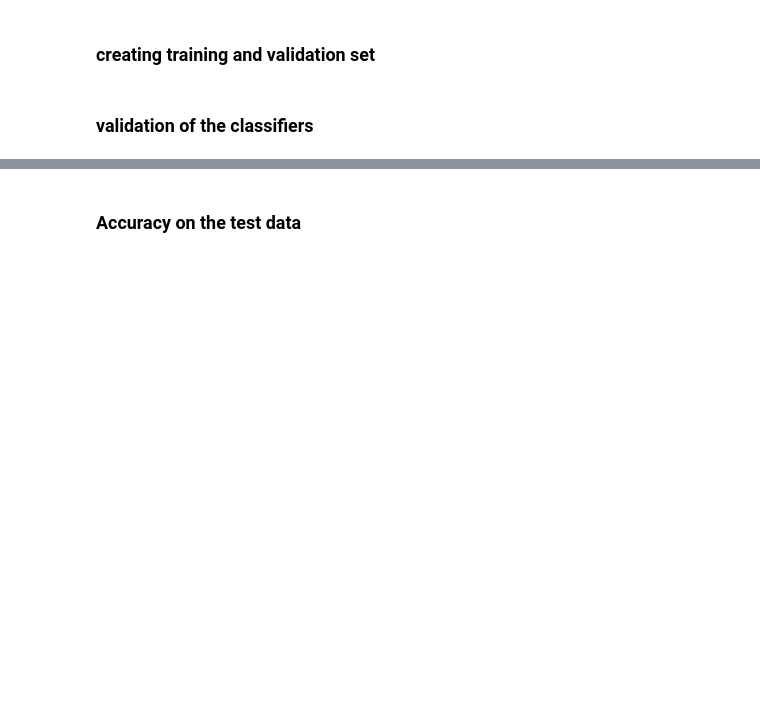
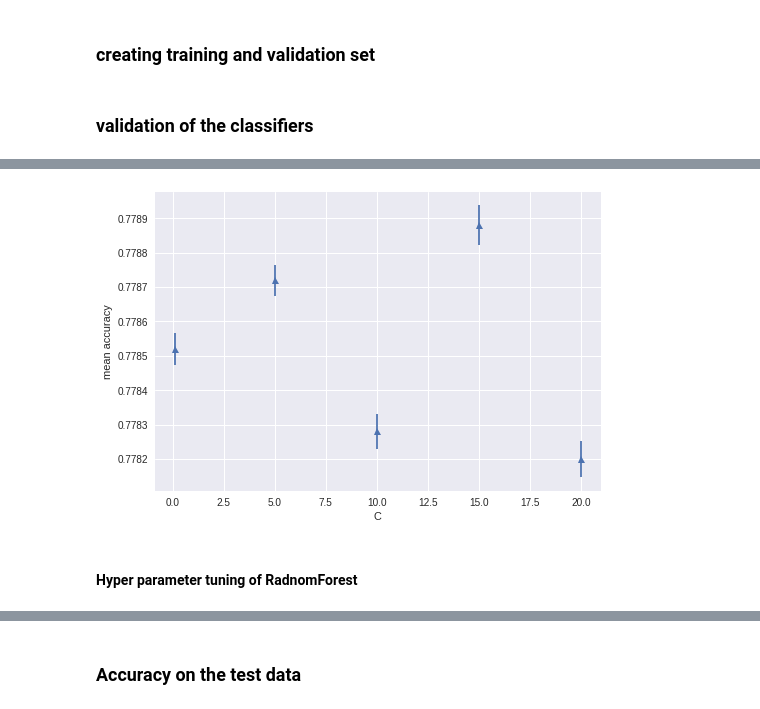
Before and after one commit to mohamedmahmoud97/imdb-sentiment-analysis, a Jupyter notebook: Comparison and Exploration.ipynb, the cells around one changed output, grey strips where cells are left out. Saved outputs shown, nothing was run; the diff lists cells and outputs as text; code cells hidden in the pictures; blank space fills up the shorter version.

```diff
--- a/Comparison and Exploration.ipynb
+++ b/Comparison and Exploration.ipynb
@@ -131,3 +194,32 @@ def tf_wv_samples(model_prefix,root_dir,wv=None):
+# %%
+def cross_validate(X, y, classifier, parameters={},folds=None):
+
+    n_samples = y.shape[0]
+    perm_idx = np.random.permutation(n_samples)
+    X_perm = X[perm_idx]
+    y_perm = y[perm_idx]
+
+    best_clf = None
+    best_acc = 0
+    clf_vars = []
+    clf_mean_accs = []
+    parameters_list = [{item[0]:item[1] for item in sublist} for
+                      sublist in itertools.product(*[[(key,val) for val in parameters[key]]
+                                                     for key in parameters.keys()])]
+
+
+    for parameter_comb in parameters_list:
+        clf = classifier(**parameter_comb)
+        accs = cross_val_score(clf, X_perm, y_perm, n_jobs=-1,cv=folds)
+        mean_acc, var_acc = np.mean(accs), np.var(accs)
+        clf_mean_accs.append(mean_acc)
+        clf_vars.append(var_acc)
+        if mean_acc > best_acc:
+            best_acc = mean_acc
+            best_clf = clf
+        print(f'trained {clf}')
+
+    return best_clf, clf_mean_accs, clf_vars
 # %% [markdown]
 ## cleaning the data without POS tagging
 # %% [markdown]
@@ -137,7 +229,7 @@ basic_cleaned_root = speedy(basic_cleaner, ['aclImdb/train/pos','aclImdb/train/n
 # %% [markdown]
 ### creating training and validation set
 # %%
-X,y,wv_basic = tf_wv_samples(model_prefix='basic_nltk_2', root_dir=f'{basic_cleaned_root}/train')
-X_train,X_val,y_train,y_val = train_test_split(X, y, test_size=0.33, random_state=42)
+X,y,wv_basic = tf_wv_samples(model_prefix='basic', root_dir=f'{basic_cleaned_root}/train')
+# X_train,X_val,y_train,y_val = train_test_split(X, y, test_size=0.33, random_state=42)
 # %% [markdown]
 ### validation of the classifiers
@@ -155,0 +238,3 @@ np.mean(clf.predict(X_val) == y_val)
+# %%
+C = [0.1,5,10,15,20]
+best_lr, lr_accs, lr_vars = cross_validate(X,y,classifier=LogisticRegression,parameters={'C':C,'solver':['lbfgs']},folds=10)
@@ -155,0 +262,9 @@ np.mean(clf.predict(X_val) == y_val)
+# %%
+plt.errorbar(C, lr_accs, lr_vars, linestyle='None', marker='^')
+plt.xlabel('C')
+plt.ylabel('mean accuracy')
+plt.show()
+# %% [output]
+[figure, added]
+# %% [markdown]
+#### Hyper parameter tuning of RadnomForest
```
Also changed, not shown: parts of 13 cells of this notebook, 1 other file.
